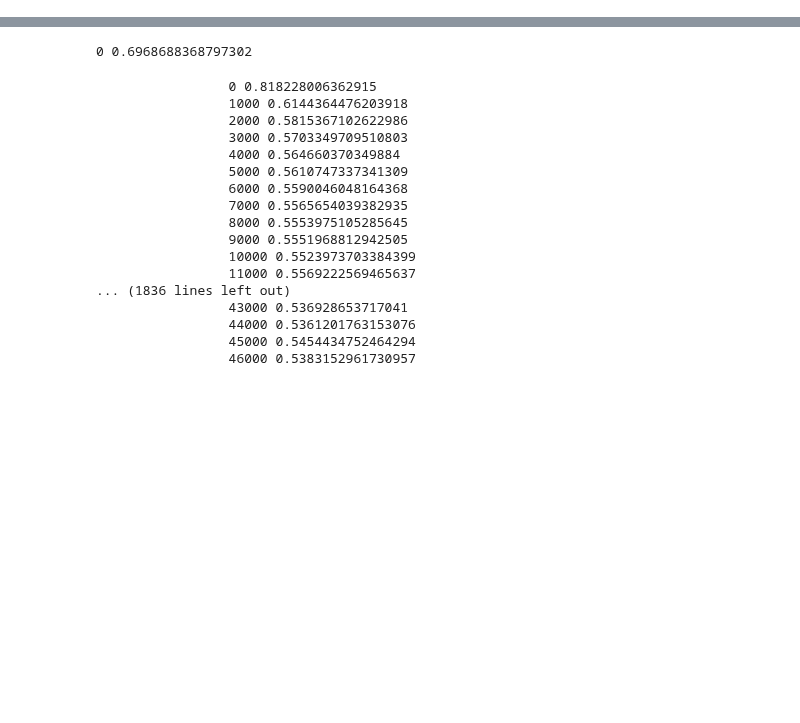
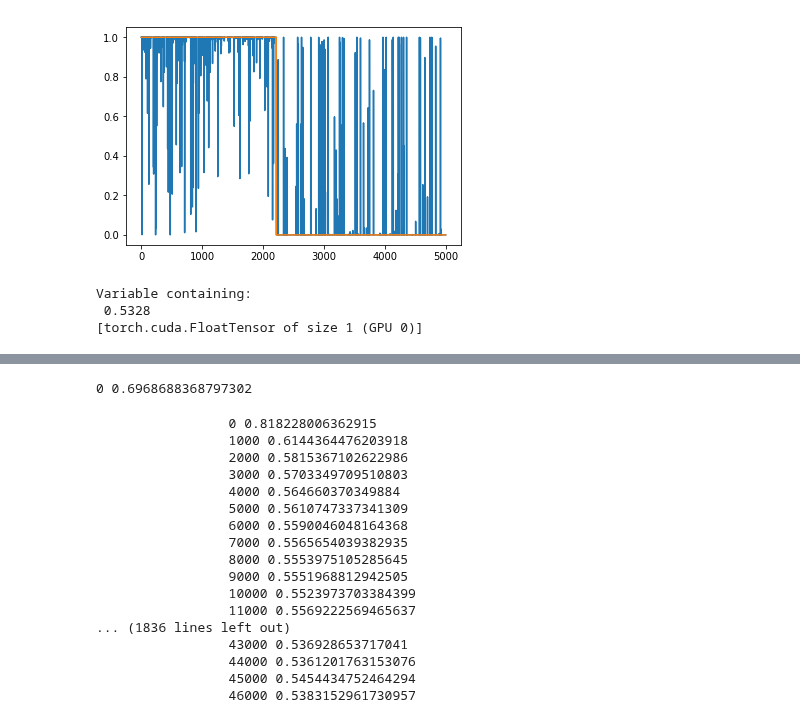
Before and after one commit to vooum/ScanCraft, a Jupyter notebook: ScanCraft/laboratory/BCELoss.ipynb, the cells around one changed output, grey strips where cells are left out. Cells and saved outputs as stored; diff of their text form; code cells hidden in the pictures; blank space fills up the shorter version.

```diff
--- a/ScanCraft/laboratory/BCELoss.ipynb
+++ b/ScanCraft/laboratory/BCELoss.ipynb
@@ -36,8 +53,10 @@ import torch
 from torch.autograd import Variable
 from torch import nn
 bce=nn.BCEWithLogitsLoss()#size_average=False)
-in_data=Variable(torch.FloatTensor(data[:,:-1]).cuda(), requires_grad=False)
+in_data=Variable(torch.FloatTensor(inp_norm).cuda())
 target=Variable(torch.FloatTensor(data[:,-1].reshape(lenth,1)).cuda(), requires_grad=False)
+test=Variable(torch.FloatTensor(test_norm).cuda())
+test_target=Variable(torch.FloatTensor(test_data[:,-1].reshape(len(test_data),1)).cuda(), requires_grad=False)
 # %%
 sum(target)
 # %% [output]
@@ -51,0 +125,10 @@ Variable containing:
+# %%
+plt.plot(PM(test).cpu().data.numpy().reshape(len(test_data),))
+plt.plot(test_data[:,-1])
+plt.show()
+print(bce(PM(test),test_target))
+# %% [output]
+[figure, added]
+Variable containing:
+ 0.5328
+[torch.cuda.FloatTensor of size 1 (GPU 0)]
```
Also changed, not shown: parts of 28 cells of this notebook.
